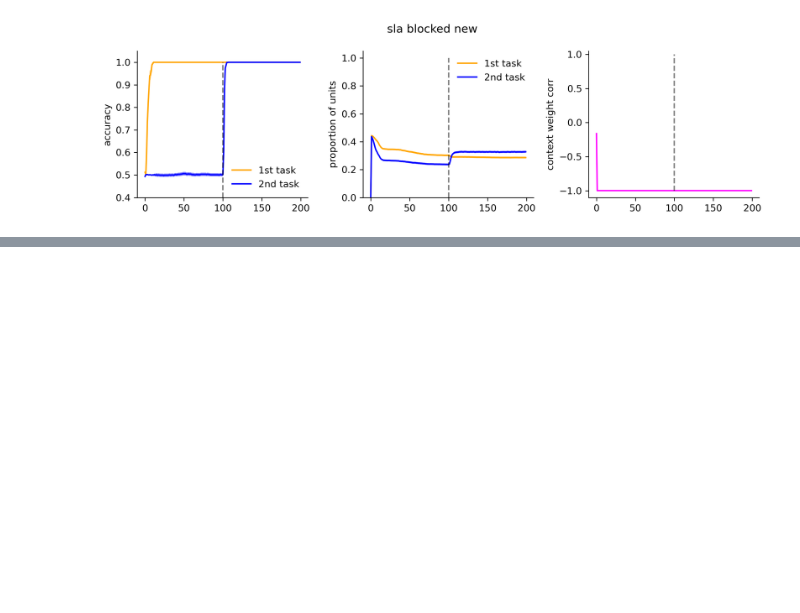
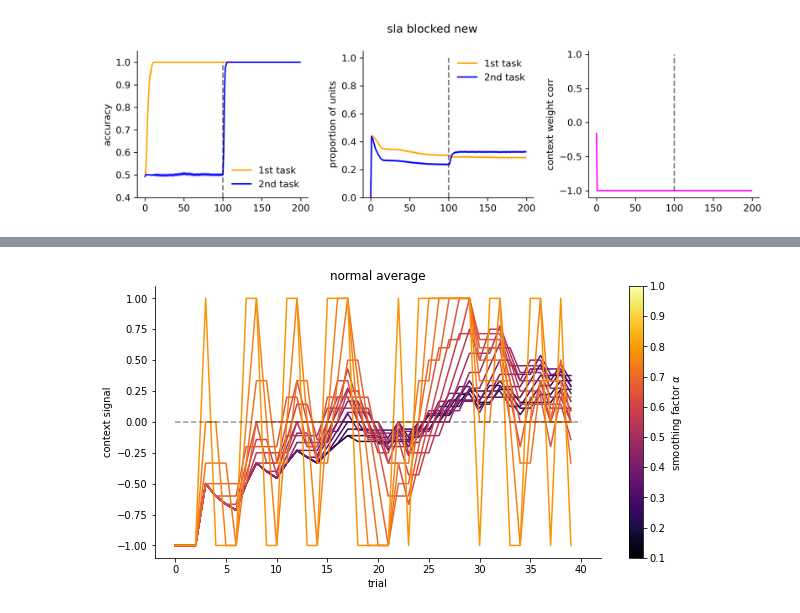
Before and after one commit to summerfieldlab/Flesch_Nagy_etal_HebbCL, a Jupyter notebook: scratchpad.ipynb, the cells around one changed output, grey strips where cells are left out. Cells and saved outputs as stored; diff of their text form; code cells hidden in the pictures; blank space fills up the shorter version.

```diff
--- a/scratchpad.ipynb
+++ b/scratchpad.ipynb
@@ -109,0 +126,26 @@ for i,m in enumerate(models):
+# %%
+from matplotlib import cm ,colors
+# normal average
+n_windows = 20
+plt.figure(figsize=(10,5))
+cols = cm.inferno(np.linspace(0.1,0.8,n_windows))
+windows = np.flip(np.arange(1,n_windows))
+
+for window,col in zip(windows,cols):
+    smth = []
+    smth = pd.Series(data_int).rolling(window=window,min_periods=1).mean()
+
+    plt.plot(np.arange(len(smth)),smth,color=col,linestyle='-')
+plt.plot([0,len(data_int)],[0,0],'k--',alpha=0.4)
+plt.title('normal average')
+cmap = cm.inferno
+norm = colors.Normalize(vmin=0.1, vmax=1)
+
+plt.colorbar(cm.ScalarMappable(norm=norm, cmap=cmap),
+              label=r'smoothing factor $\alpha$')
+
+plt.xlabel('trial')
+plt.ylabel('context signal')
+sns.despine()
+# %% [output]
+[figure, added]
```
Also changed, not shown: parts of 4 cells of this notebook, 2 other files.
